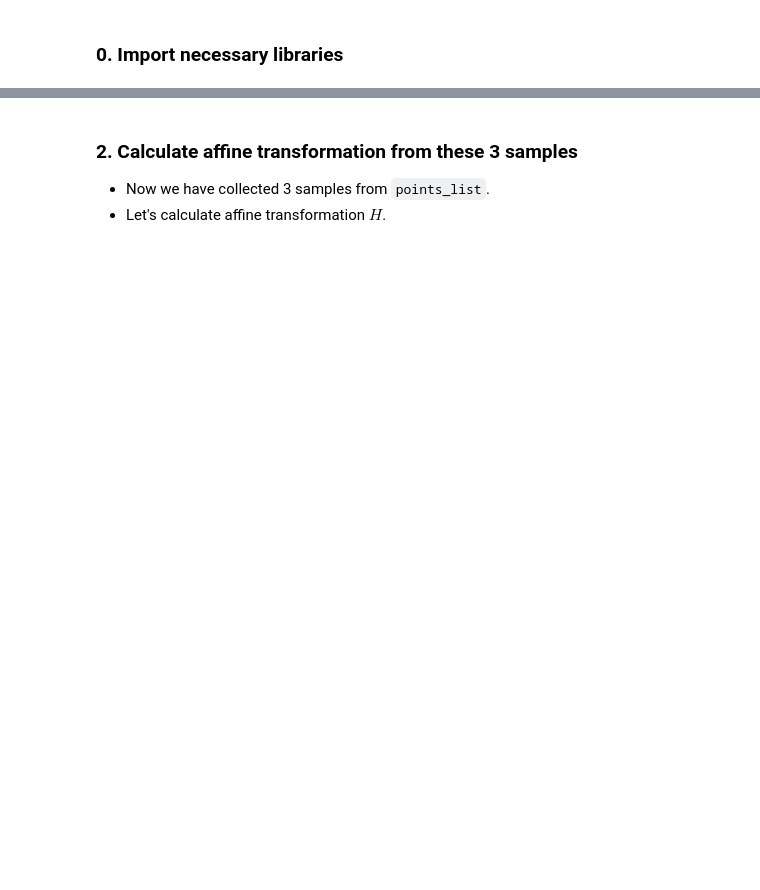
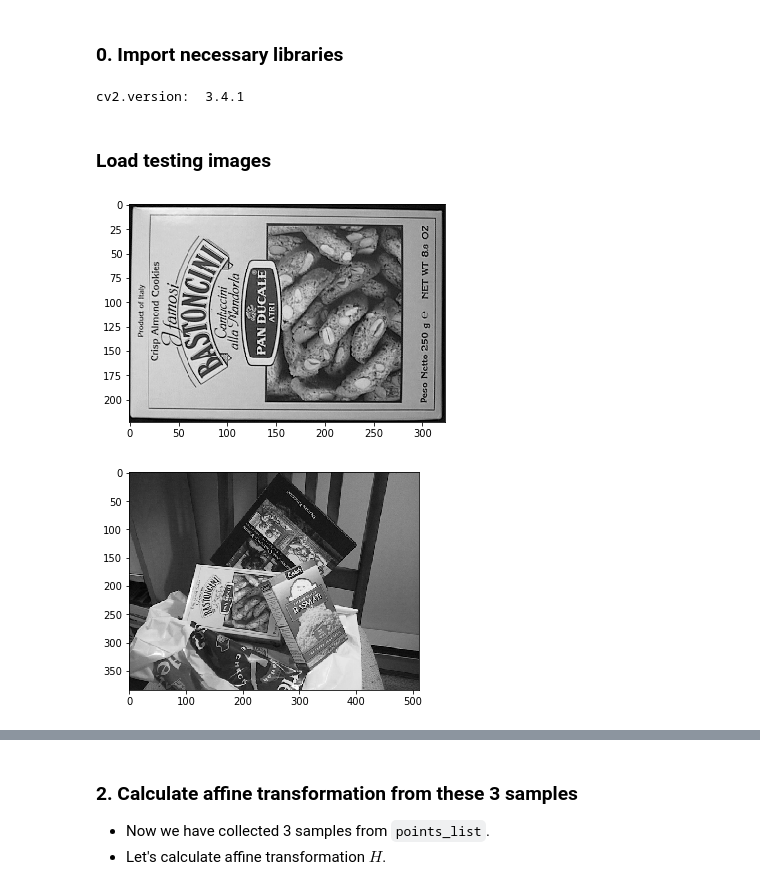
Before and after one commit to tmsausa/rinko_RANSAC, a Jupyter notebook: RANSAC_ans.ipynb, the cells around one changed output, grey strips where cells are left out. Drawn from its saved outputs; the diff is of its cells as text; code cells hidden in the pictures; blank space fills up the shorter version.

Commit message:
Changed to Opencv built in functions, added testing code and some descriptions

```diff
--- a/RANSAC_ans.ipynb
+++ b/RANSAC_ans.ipynb
@@ -30,13 +56,42 @@ $$
 ### 0. Import necessary libraries
 # %%
 import numpy as np
-import pylab
+import cv2
 from PIL import Image
 from random import choice
 from scipy import hypot
 from scipy.linalg import inv
 
-from sift import match, read_features_from_file, plot_matches, plot_features
-from ransac import get_points, get_homography
-from homography import affine_transform2
+import matplotlib.pyplot as plt
+
+
+# from sift import match, read_features_from_file, plot_matches, plot_features
+#from ransac import get_points, get_homography
+
+from utili import *
+
+import os
+from scipy import *
+from numpy import *
+from scipy.ndimage import *
+
 %matplotlib inline
+print "cv2.version: " , cv2.__version__
+# %% [output]
+cv2.version:  3.4.1
+# %% [markdown]
+###  Load testing images
+# %%
+# load images
+img_box = np.asarray(Image.open('figure/box.pgm').convert('L'))
+img_scene = np.asarray(Image.open('figure/scene.pgm').convert('L'))
+
+# Show images
+
+plt.imshow(img_box, cmap='gray')
+plt.show()
+plt.imshow(img_scene, cmap='gray')
+plt.show()
+# %% [output]
+[figure, added]
+[figure, added]
```
Also changed, not shown: parts of 25 cells of this notebook, 13 other files.
